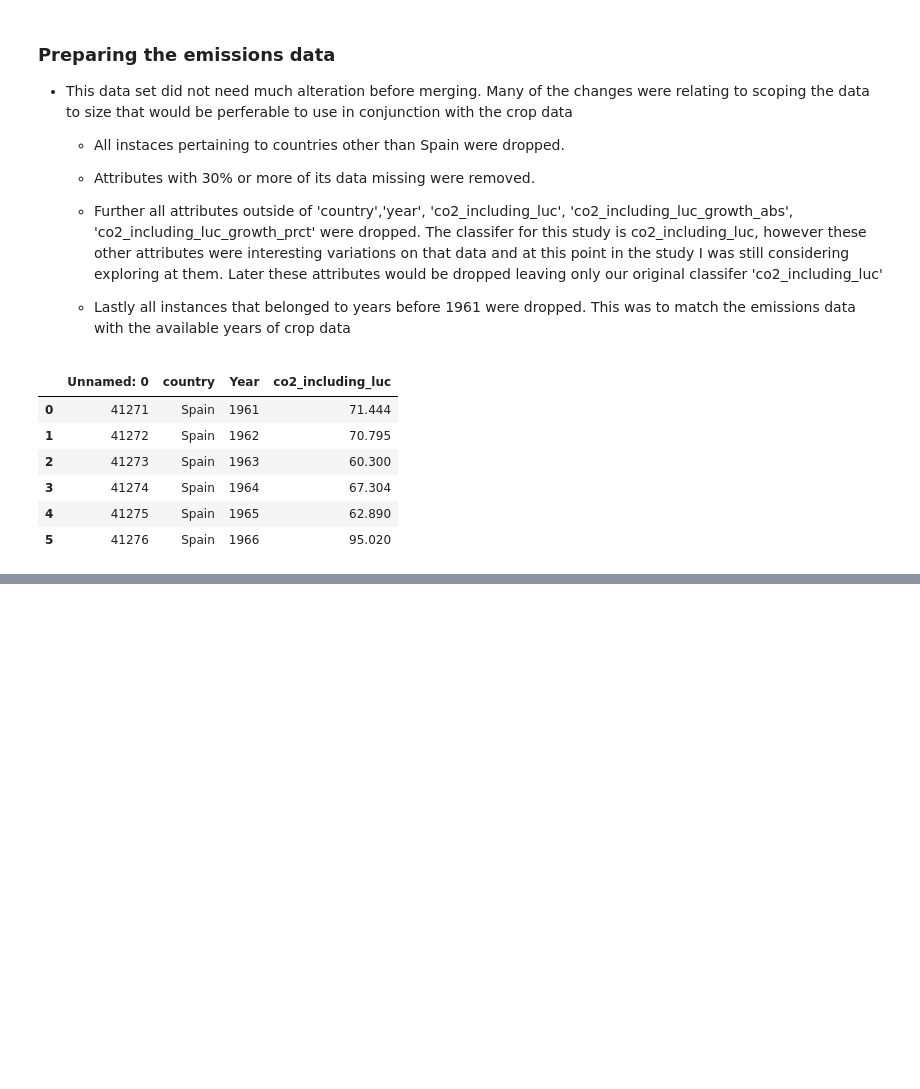
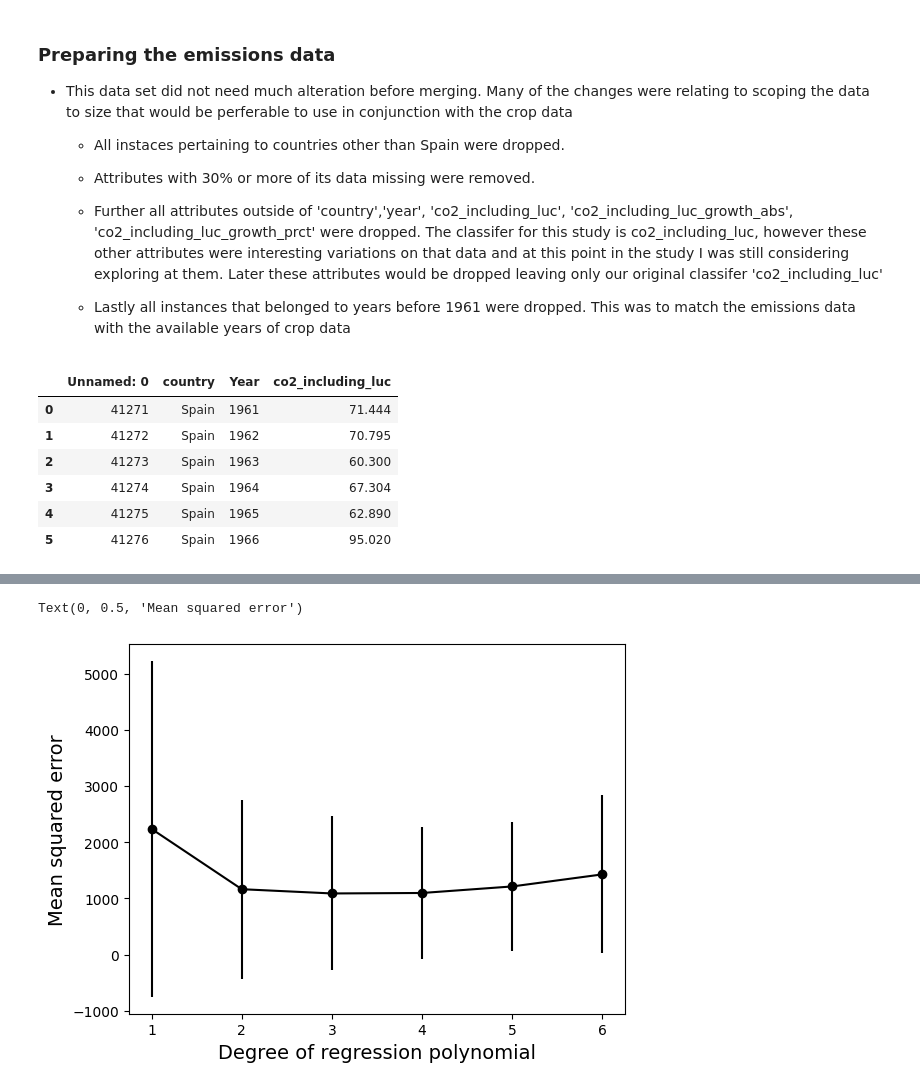
Before and after one commit to nickbar2003/FirstRepo, a Jupyter notebook: cs222/project/report.ipynb, the cells around one changed output, grey strips where cells are left out. Saved outputs shown, nothing was run; the diff lists cells and outputs as text; code cells hidden in the pictures; blank space fills up the shorter version.

```diff
--- a/cs222/project/report.ipynb
+++ b/cs222/project/report.ipynb
@@ -184,0 +393,37 @@ display(emissions_before_merge.loc[0:5, :])
+# %%
+
+cvMeans = []
+cvStdDev = []
+
+X = df[['Vegetables']].values.reshape(-1, 1)
+y = df[['co2_including_luc']].values.reshape(-1,1)
+
+X_train, X_test, y_train, y_test = train_test_split(
+
+    X, y, test_size=test_p, random_state=seed
+)
+
+X_train = np.asarray(X_train)
+y_train = np.asarray(y_train)
+
+for i in range(1, 7):
+    # Fit a degree i polynomial regression model
+    polyFeatures = PolynomialFeatures(degree=i, include_bias=False)
+    XPoly = polyFeatures.fit_transform(X_train)
+    polyModel = LinearRegression()
+    polyModel.fit(XPoly, y_train)
+
+    polyscore = -cross_val_score(
+        polyModel, XPoly, y_train, scoring='neg_mean_squared_error', cv=49
+    )
+
+    # Store the mean and standard deviation of the 10-fold cross-validation for the degree i polynomial regression model
+    cvMeans.append(np.mean(polyscore))
+    cvStdDev.append(np.std(polyscore))
+
+plt.errorbar(x=range(1, 7), y=cvMeans, yerr=cvStdDev, marker='o', color='black')
+plt.xlabel('Degree of regression polynomial', fontsize=14)
+plt.ylabel('Mean squared error', fontsize=14)
+# %% [output]
+Text(0, 0.5, 'Mean squared error')
+[figure, added]
```
Also changed, not shown: parts of 17 cells of this notebook, 3 other files.
